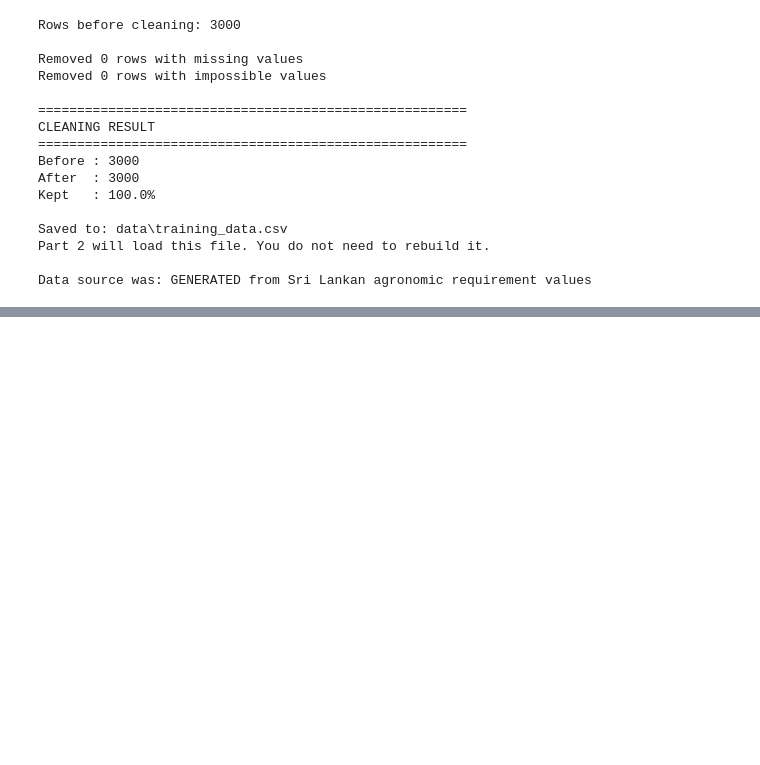
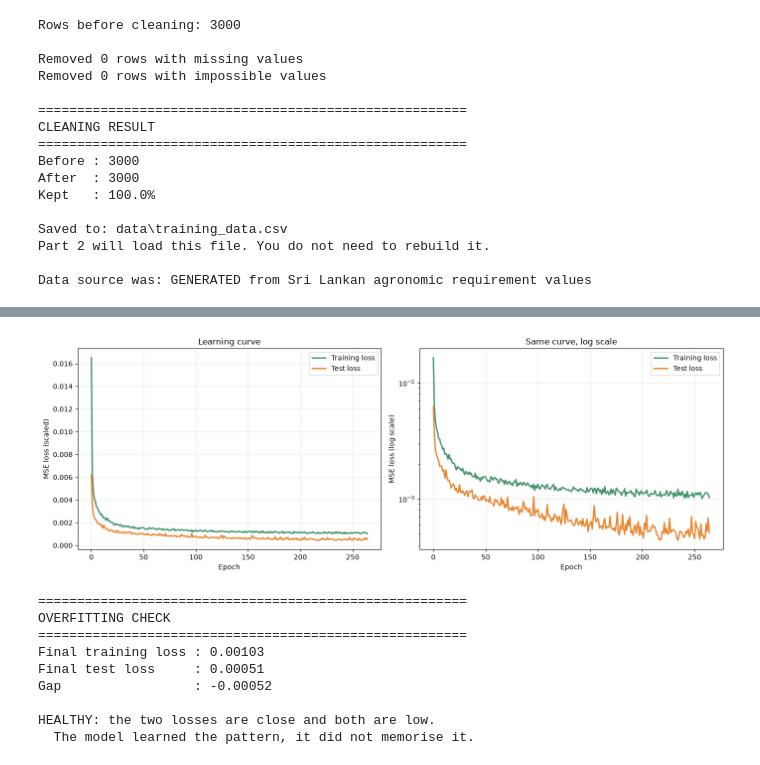
Before and after one commit to ROYALIST2001/soil-data-system, a Jupyter notebook: ai/notebooks/train_model.ipynb, the cells around one changed output, grey strips where cells are left out. Cells and saved outputs as stored; diff of their text form; code cells hidden in the pictures; blank space fills up the shorter version.

Commit message:
feat(ml): train pytorch neural network with scaling and early stopping

```diff
--- a/ai/notebooks/train_model.ipynb
+++ b/ai/notebooks/train_model.ipynb
@@ -357,0 +850,65 @@ Data source was: GENERATED from Sri Lankan agronomic requirement values
+# %%
+# ---------- CELL 16: the learning curve ----------
+
+import matplotlib.pyplot as plt
+
+fig, axes = plt.subplots(1, 2, figsize=(14, 5))
+
+# ----- Left: normal scale -----
+axes[0].plot(train_losses, label="Training loss", color="#40916c", linewidth=2)
+axes[0].plot(test_losses, label="Test loss", color="#e8842c", linewidth=2)
+axes[0].set_xlabel("Epoch")
+axes[0].set_ylabel("MSE loss (scaled)")
+axes[0].set_title("Learning curve")
+axes[0].legend()
+axes[0].grid(alpha=0.3)
+
+# ----- Right: log scale, to see the small late changes -----
+axes[1].plot(train_losses, label="Training loss", color="#40916c", linewidth=2)
+axes[1].plot(test_losses, label="Test loss", color="#e8842c", linewidth=2)
+axes[1].set_yscale("log")
+axes[1].set_xlabel("Epoch")
+axes[1].set_ylabel("MSE loss (log scale)")
+axes[1].set_title("Same curve, log scale")
+axes[1].legend()
+axes[1].grid(alpha=0.3)
+
+plt.tight_layout()
+plt.show()
+plt.close(fig)
+
+# ---------- Automatic check ----------
+final_train = train_losses[-1]
+final_test = test_losses[-1]
+
+gap = final_test - final_train
+
+print()
+print("=" * 55)
+print("OVERFITTING CHECK")
+print("=" * 55)
+print(f"Final training loss : {final_train:.5f}")
+print(f"Final test loss     : {final_test:.5f}")
+print(f"Gap                 : {gap:.5f}")
+print()
+
+if final_test > final_train * 2.0:
+    print("OVERFITTING: the test loss is more than double the training loss.")
+    print("  Try: more dropout, fewer neurons, or more data.")
+elif final_train > 0.02:
+    print("UNDERFITTING: both losses are still high.")
+    print("  Try: more neurons, more layers, or train longer.")
+else:
+    print("HEALTHY: the two losses are close and both are low.")
+    print("  The model learned the pattern, it did not memorise it.")
+# %% [output]
+[figure, added]
+=======================================================
+OVERFITTING CHECK
+=======================================================
+Final training loss : 0.00103
+Final test loss     : 0.00051
+Gap                 : -0.00052
+
+HEALTHY: the two losses are close and both are low.
+  The model learned the pattern, it did not memorise it.
```
Also changed, not shown: parts of 10 cells of this notebook, 3 other files.
